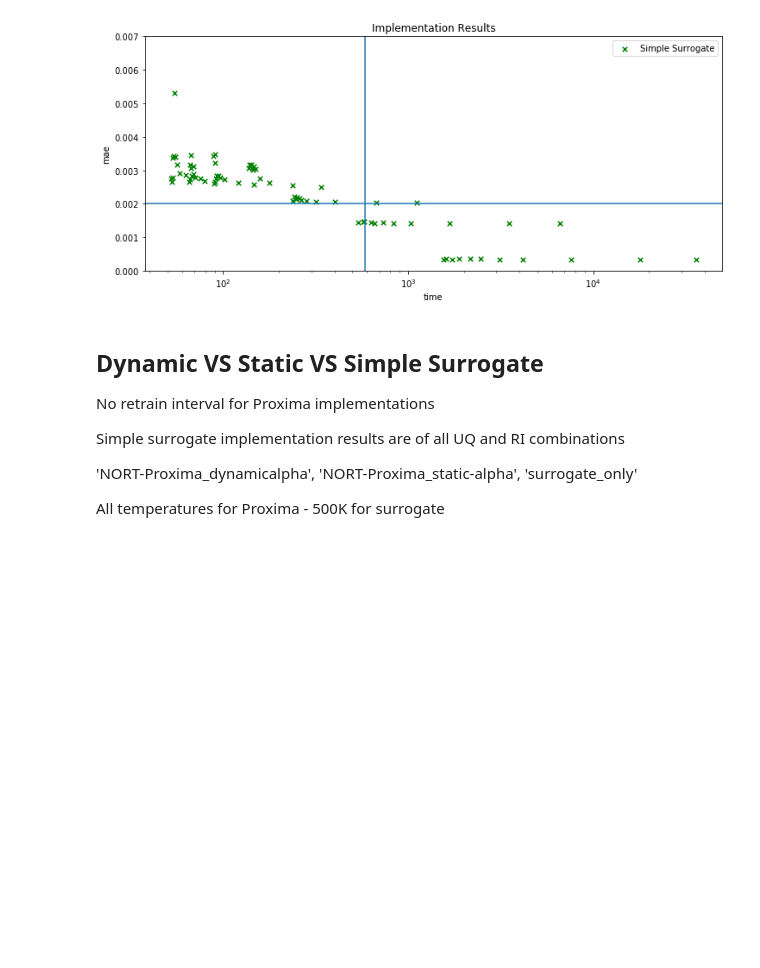
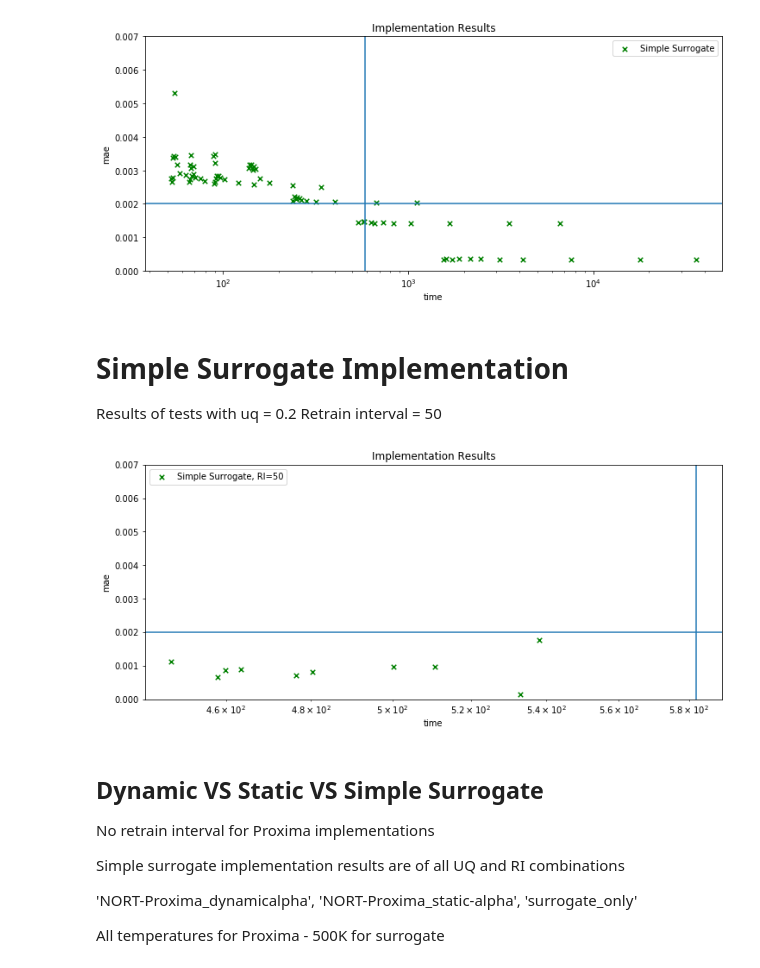
Before and after one commit to YulianaGomez/proxima_analysis, a Jupyter notebook: notebooks/Scatter_plot_method_comparison.ipynb, the cells around one changed output. Cells and saved outputs as stored; diff of their text form; code cells hidden in the pictures; blank space fills up the shorter version.

```diff
--- a/notebooks/Scatter_plot_method_comparison.ipynb
+++ b/notebooks/Scatter_plot_method_comparison.ipynb
@@ -21,6 +21,7 @@ experiments = [
     "DAallUQ_TEMP1000", ## Proxima - testing different retrain intervals and UQ's
     "SST1000_bestparameters", ## Simple surrogate - with different Retrain intervals tested
     "SS_RI300", ## Simple Surrogate with RI 300
+    "SS-UQ02_I50", ## Simple surrogate, uq: 0.2, RI: 50
 ]
 root_path = "/home/yzamora/proxima/examples/tests_runs"
 # %% [markdown]
@@ -72,6 +73,18 @@ cases = (
 _plot_cases(cases)
 # %% [output]
 [figure]
+# %% [markdown]
+# Simple Surrogate Implementation
+Results of tests with
+uq = 0.2
+Retrain interval = 50
+# %%
+cases = (
+        {"df": results["SS-UQ02_I50"], "x":"time", "y":"mae", "color":'Green', "label":'Simple Surrogate, RI=50', "marker":"x"},
+    )
+_plot_cases(cases)
+# %% [output]
+[figure, added]
 # %% [markdown]
 ## Dynamic VS Static VS Simple Surrogate
 No retrain interval for Proxima implementations
```
Also changed, not shown: parts of 1 cell of this notebook, 2 other files.
